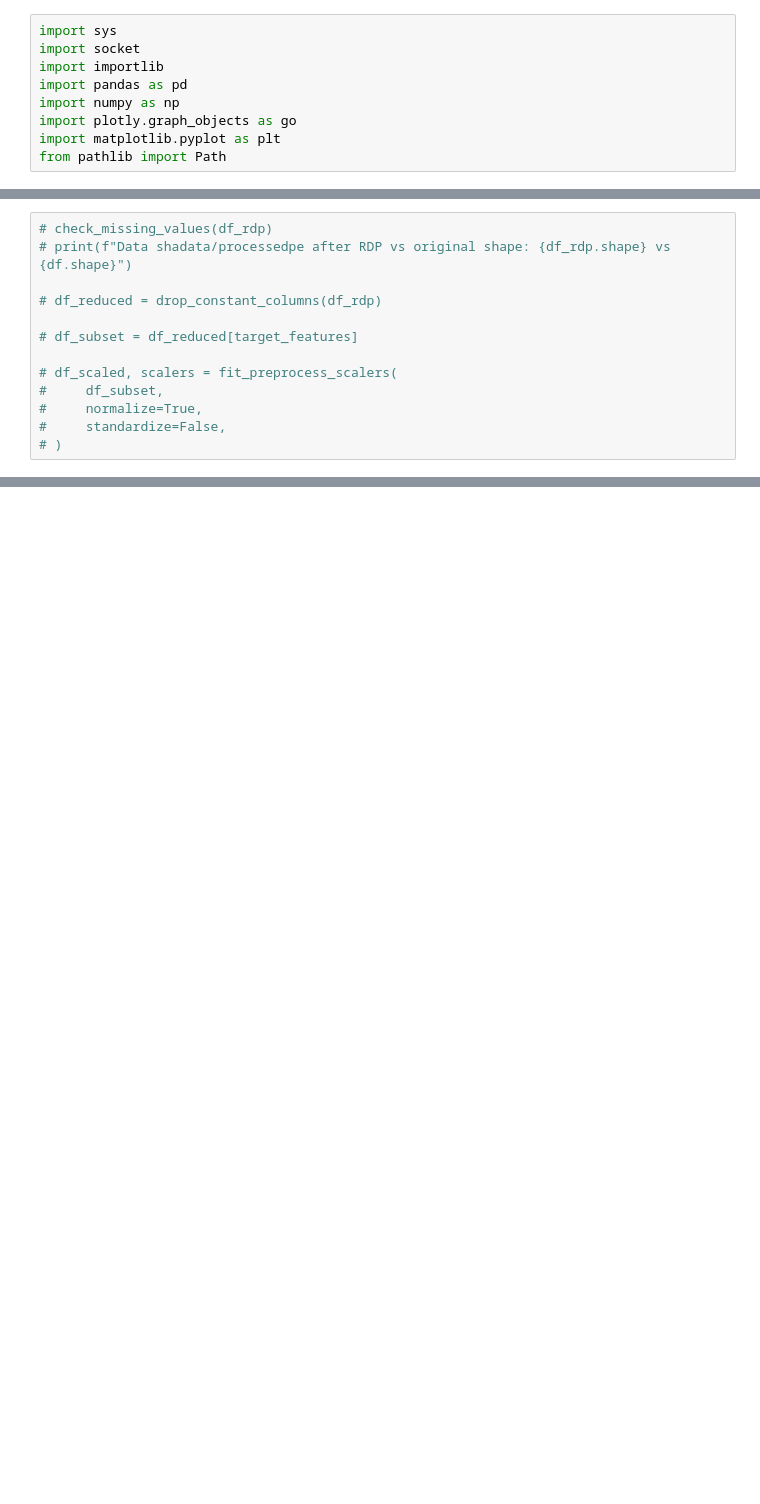
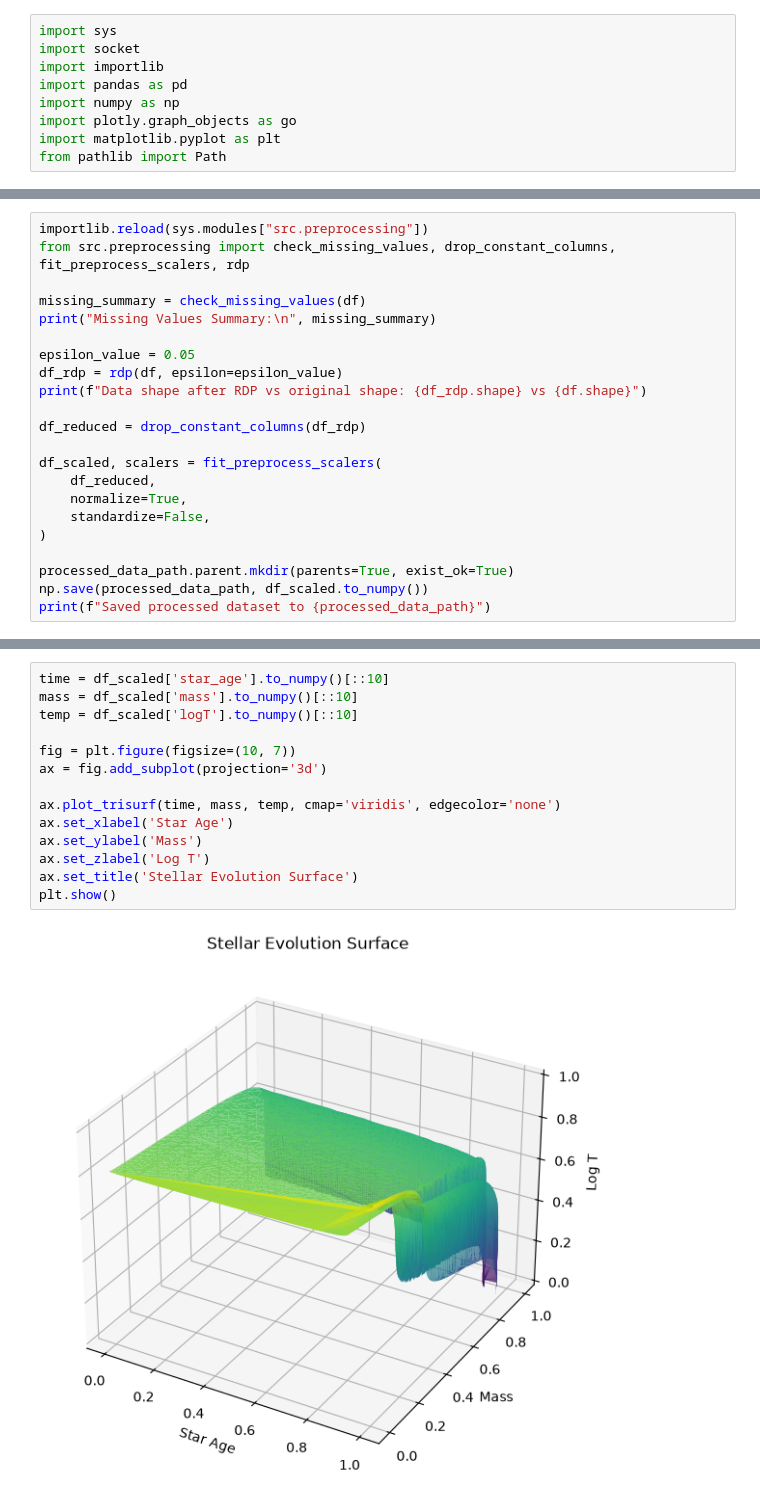
Before and after one commit to phanphaze/Stars_VAE, a Jupyter notebook: notebooks/notebook.ipynb, the cells around one changed output, grey strips where cells are left out. Saved outputs shown, nothing was run; the diff lists cells and outputs as text; blank space fills up the shorter version.

```diff
--- a/notebooks/notebook.ipynb
+++ b/notebooks/notebook.ipynb
@@ -80,13 +35,22 @@ plt.show()
 # %%
-# check_missing_values(df_rdp)
-# print(f"Data shadata/processedpe after RDP vs original shape: {df_rdp.shape} vs {df.shape}")
+importlib.reload(sys.modules["src.preprocessing"])
+from src.preprocessing import check_missing_values, drop_constant_columns, fit_preprocess_scalers, rdp
 
-# df_reduced = drop_constant_columns(df_rdp)
+missing_summary = check_missing_values(df)
+print("Missing Values Summary:\n", missing_summary)
 
-# df_subset = df_reduced[target_features]
+epsilon_value = 0.05
+df_rdp = rdp(df, epsilon=epsilon_value)
+print(f"Data shape after RDP vs original shape: {df_rdp.shape} vs {df.shape}")
 
-# df_scaled, scalers = fit_preprocess_scalers(
-#     df_subset,
-#     normalize=True,
-#     standardize=False,
-# )
+df_reduced = drop_constant_columns(df_rdp)
+
+df_scaled, scalers = fit_preprocess_scalers(
+    df_reduced,
+    normalize=True,
+    standardize=False,
+)
+
+processed_data_path.parent.mkdir(parents=True, exist_ok=True)
+np.save(processed_data_path, df_scaled.to_numpy())
+print(f"Saved processed dataset to {processed_data_path}")
@@ -261,0 +79,16 @@ plt.show()
+# %%
+time = df_scaled['star_age'].to_numpy()[::10]
+mass = df_scaled['mass'].to_numpy()[::10]
+temp = df_scaled['logT'].to_numpy()[::10]
+
+fig = plt.figure(figsize=(10, 7))
+ax = fig.add_subplot(projection='3d')
+
+ax.plot_trisurf(time, mass, temp, cmap='viridis', edgecolor='none')
+ax.set_xlabel('Star Age')
+ax.set_ylabel('Mass')
+ax.set_zlabel('Log T')
+ax.set_title('Stellar Evolution Surface')
+plt.show()
+# %% [output]
+[figure, added]
```
Also changed, not shown: parts of 20 cells of this notebook, 2 other files.
